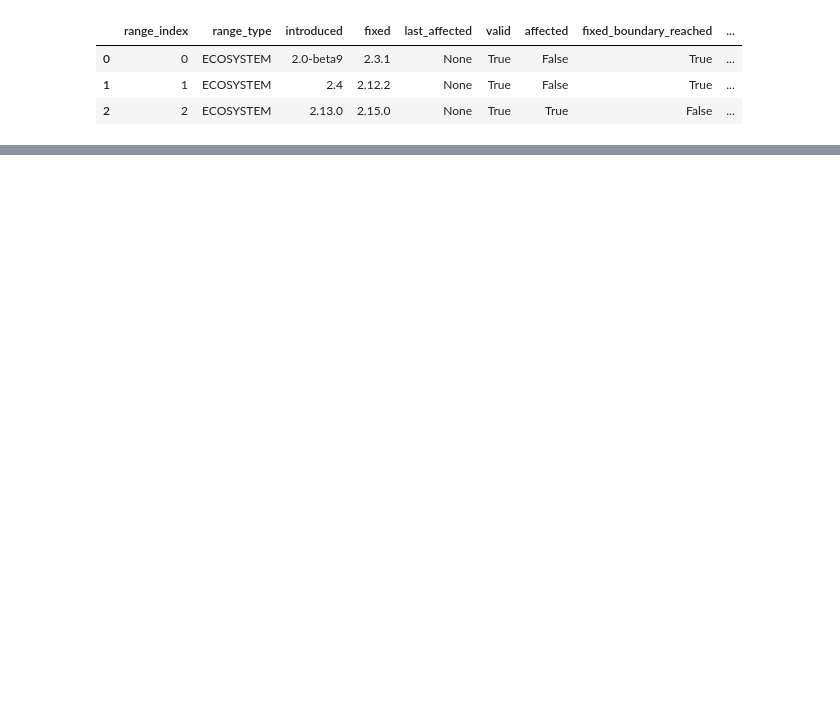
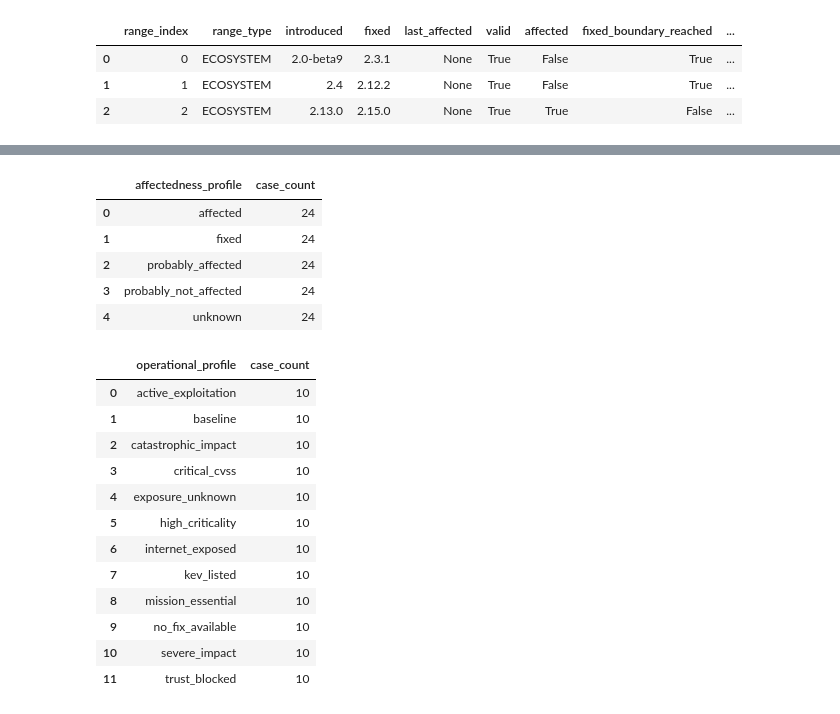
Before and after one commit to keyurck7/aegissec-fedops, a Jupyter notebook: notebooks/AegisSec-3.ipynb, the cells around one changed output, grey strips where cells are left out. Saved outputs shown, nothing was run; the diff lists cells and outputs as text; code cells hidden in the pictures; blank space fills up the shorter version.

```diff
--- a/notebooks/AegisSec-3.ipynb
+++ b/notebooks/AegisSec-3.ipynb
@@ -787,0 +1198,49 @@ display(range_reasoning_df)
+# %%
+affectedness_coverage_df = pd.DataFrame(
+    [
+        {
+            "affectedness_profile": name,
+            "case_count": count,
+        }
+        for name, count
+        in assurance_report["coverage"][
+            "affectedness_profiles"
+        ].items()
+    ]
+)
+
+operational_coverage_df = pd.DataFrame(
+    [
+        {
+            "operational_profile": name,
+            "case_count": count,
+        }
+        for name, count
+        in assurance_report["coverage"][
+            "operational_profiles"
+        ].items()
+    ]
+)
+
+display(affectedness_coverage_df)
+display(operational_coverage_df)
+# %% [output]
+|  | affectedness_profile | case_count |
+| 0 | affected | 24 |
+| 1 | fixed | 24 |
+| 2 | probably_affected | 24 |
+| 3 | probably_not_affected | 24 |
+| 4 | unknown | 24 |
+|  | operational_profile | case_count |
+| 0 | active_exploitation | 10 |
+| 1 | baseline | 10 |
+| 2 | catastrophic_impact | 10 |
+| 3 | critical_cvss | 10 |
+| 4 | exposure_unknown | 10 |
+| 5 | high_criticality | 10 |
+| 6 | internet_exposed | 10 |
+| 7 | kev_listed | 10 |
+| 8 | mission_essential | 10 |
+| 9 | no_fix_available | 10 |
+| 10 | severe_impact | 10 |
+| 11 | trust_blocked | 10 |
```
Also changed, not shown: parts of 8 cells of this notebook, 10 other files.
